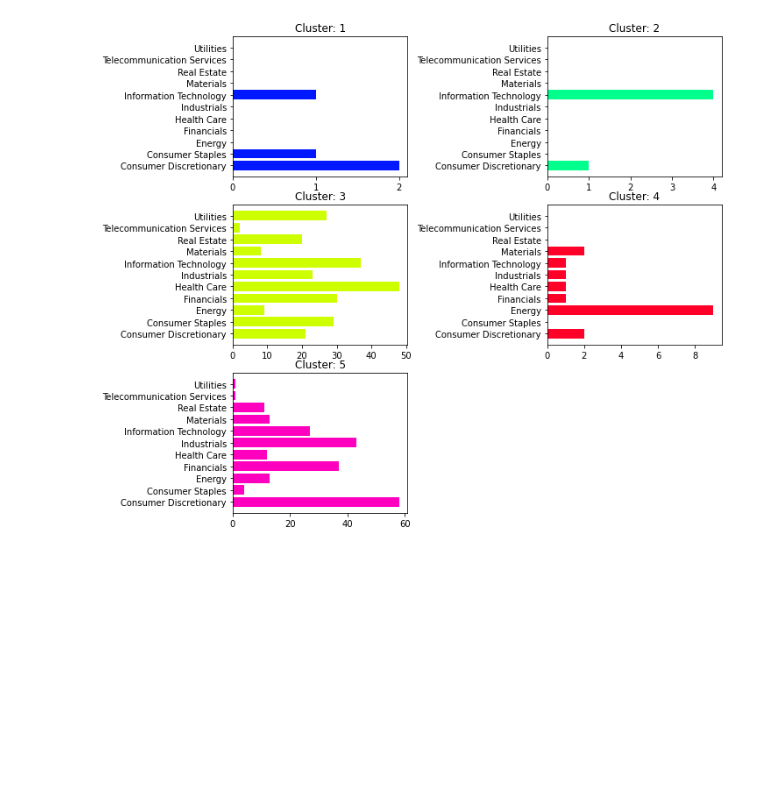
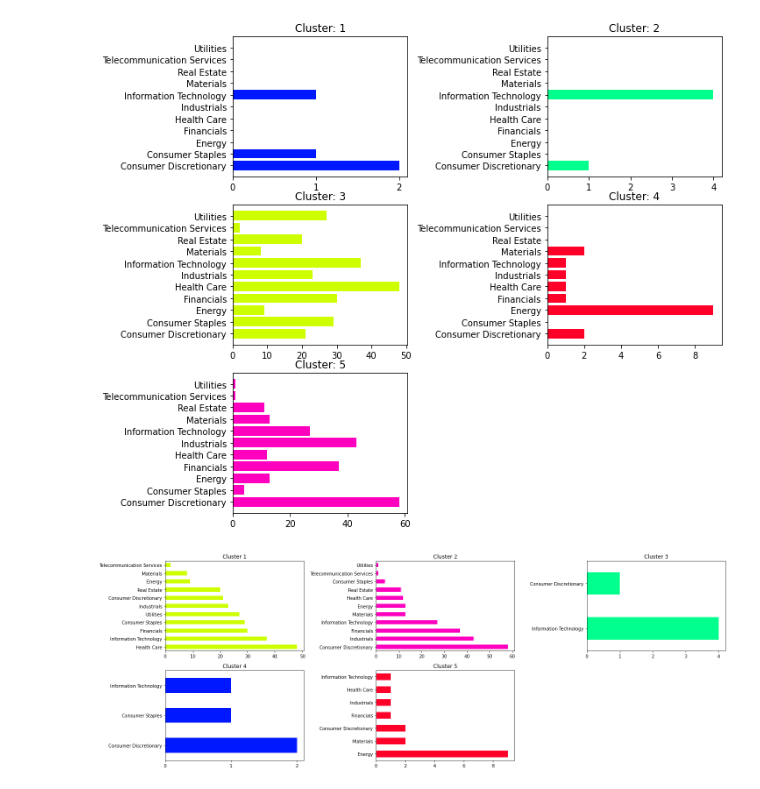
Before and after one commit to rich-liu/COGS118BFinalProject-Wagyu-Steak, a Jupyter notebook: FinalMLProject.ipynb, the cells around one changed output. Drawn from its saved outputs; the diff is of its cells as text; code cells hidden in the pictures; blank space fills up the shorter version.

Commit message:
added additional plots

```diff
--- a/FinalMLProject.ipynb
+++ b/FinalMLProject.ipynb
@@ -408,3 +408,40 @@ plt.subplots_adjust(wspace=0.8)
 plt.show();
 # %% [output]
 [figure]
+# %%
+def clusters(df):
+
+   num = df['color'].nunique()
+
+   lists = [pd.DataFrame() for i in range(num)]
+
+   count = 0
+
+   for cluster in df['color'].unique():
+     lists[count] = df.loc[df['color'] == cluster]
+     lists[count].columns = ['Color','Symbol', 'Sector']
+     lists[count] = pd.merge(lists[count], test_universe, on = ('Symbol', 'Sector'))
+     count += 1
+
+   return lists
+
+df = runKMeans(5, W, 'none', 'dataframe','sector', False)
+df = df.drop('x', axis = 1)
+df = df.drop('y', axis = 1)
+df = df.drop('name', axis = 1)
+
+clusters = clusters(df)
+# %%
+fig, axes = plt.subplots(nrows = 2, ncols = 3, figsize=(20, 7))
+
+clusters[0]['Sector'].value_counts().plot(ax=axes[0,0], kind = 'barh', color = clusters[0]['Color'][0], title = 'Cluster 1')
+clusters[1]['Sector'].value_counts().plot(ax=axes[0,1], kind = 'barh', color = clusters[1]['Color'][0], title = 'Cluster 2')
+clusters[2]['Sector'].value_counts().plot(ax=axes[0,2], kind = 'barh', color = clusters[2]['Color'][0], title = 'Cluster 3')
+clusters[3]['Sector'].value_counts().plot(ax=axes[1,0], kind = 'barh', color = clusters[3]['Color'][0], title = 'Cluster 4')
+clusters[4]['Sector'].value_counts().plot(ax=axes[1,1], kind = 'barh', color = clusters[4]['Color'][0], title = 'Cluster 5')
+axes[0,2].xaxis.set_major_locator(matplotlib.ticker.MaxNLocator(integer=True))
+axes[1,0].xaxis.set_major_locator(matplotlib.ticker.MaxNLocator(integer=True))
+fig.tight_layout()
+fig.delaxes(axes[1][2])
+# %% [output]
+[figure, added]
```
